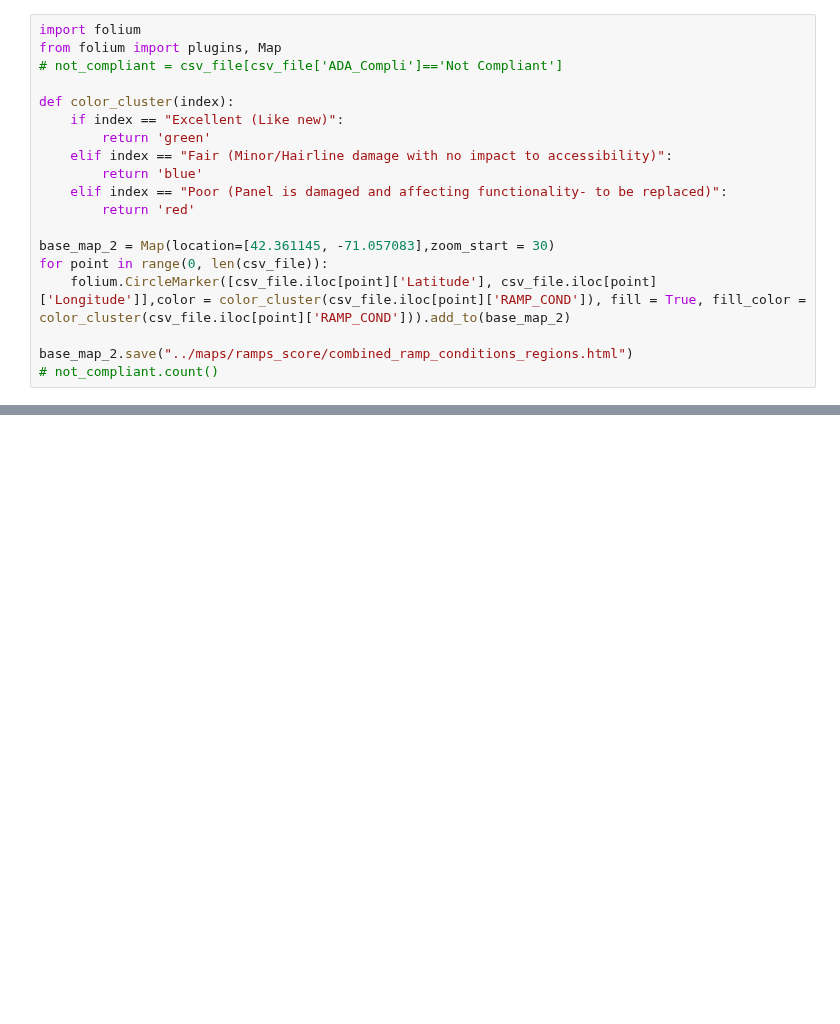
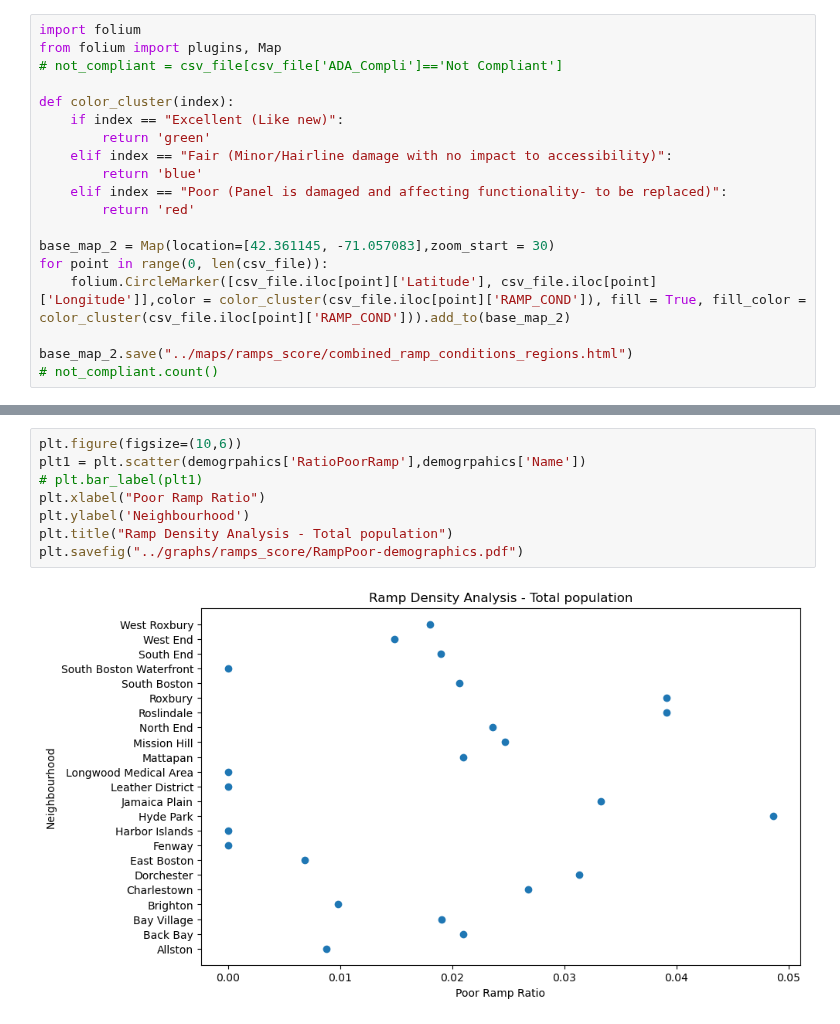
Before and after one commit to BU-Spark/ds-stantec-sidewalks, a Jupyter notebook: spring23-team-1/files/RampScoreAnalysis.ipynb, the cells around one changed output, grey strips where cells are left out. Drawn from its saved outputs; the diff is of its cells as text; blank space fills up the shorter version.

```diff
--- a/spring23-team-1/files/RampScoreAnalysis.ipynb
+++ b/spring23-team-1/files/RampScoreAnalysis.ipynb
@@ -351,0 +425,10 @@ base_map_2.save("../maps/ramps_score/combined_ramp_conditions_regions.html")
+# %%
+plt.figure(figsize=(10,6))
+plt1 = plt.scatter(demogrpahics['RatioPoorRamp'],demogrpahics['Name'])
+# plt.bar_label(plt1)
+plt.xlabel("Poor Ramp Ratio")
+plt.ylabel('Neighbourhood')
+plt.title("Ramp Density Analysis - Total population")
+plt.savefig("../graphs/ramps_score/RampPoor-demographics.pdf")
+# %% [output]
+[figure, added]
```
Also changed, not shown: parts of 27 cells of this notebook, 1 other file.
